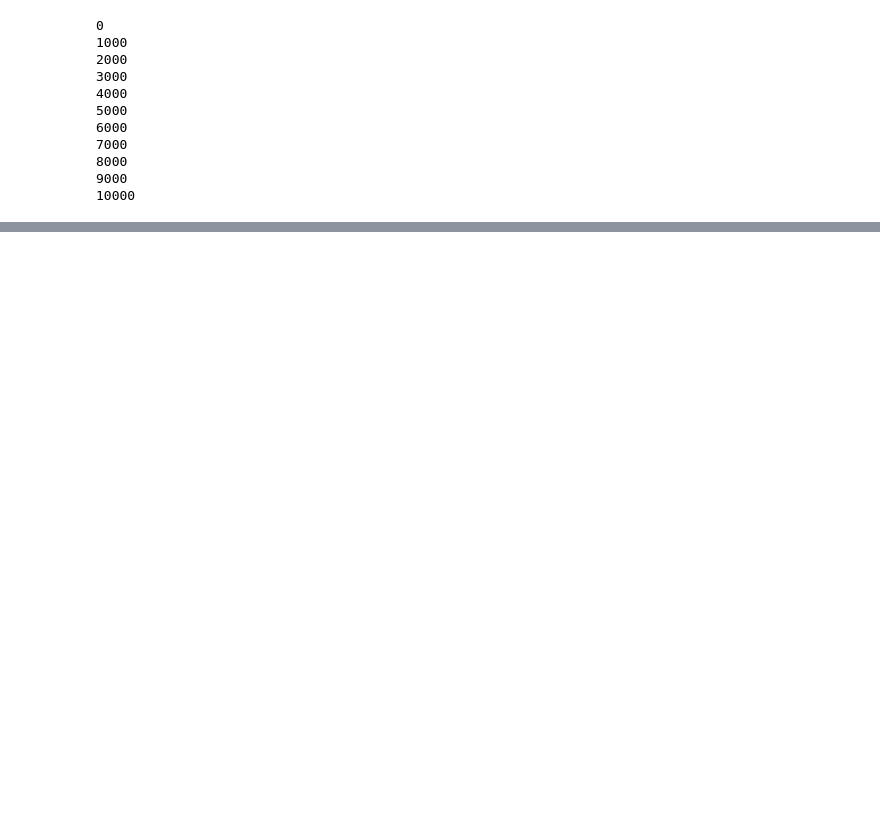
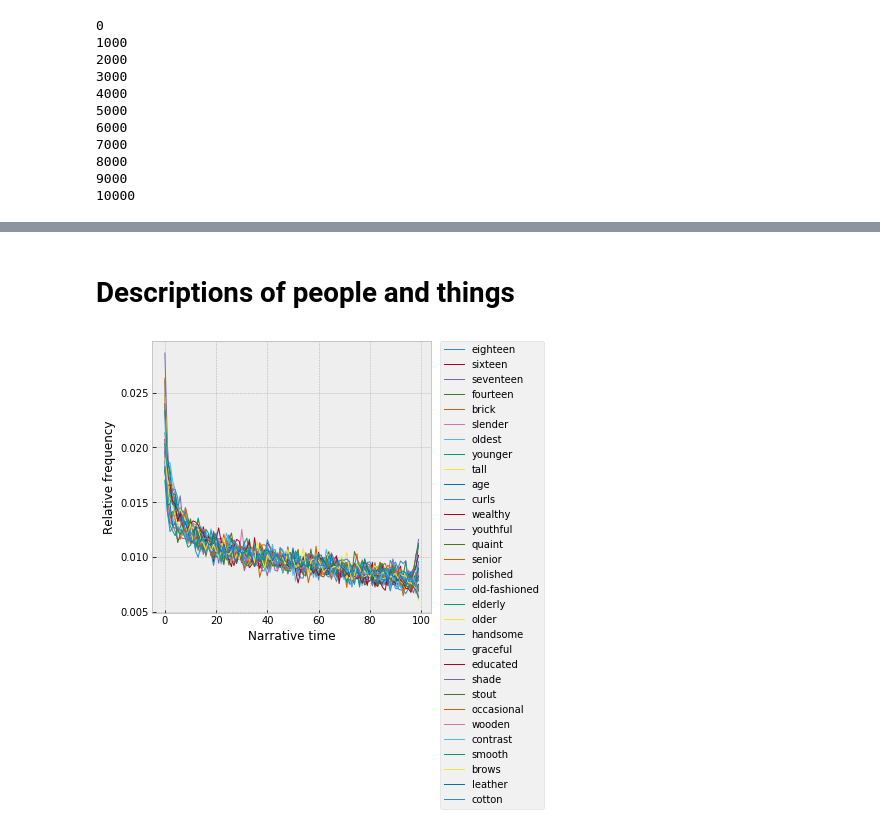
Before and after one commit to davidmcclure/lint-analysis, a Jupyter notebook: notebooks/34-cluster-auto2.ipynb, the cells around one changed output, grey strips where cells are left out. Saved outputs shown, nothing was run; the diff lists cells and outputs as text; code cells hidden in the pictures; blank space fills up the shorter version.

```diff
--- a/notebooks/34-cluster-auto2.ipynb
+++ b/notebooks/34-cluster-auto2.ipynb
@@ -216,0 +217,6 @@ cohorts.plot_multiples()
+# %% [markdown]
+# Descriptions of people and things
+# %%
+cohorts.plot_cohorts([166, 161, 160, 137, 136, 110])
+# %% [output]
+[figure, added]
```
Also changed, not shown: parts of 32 cells of this notebook.
